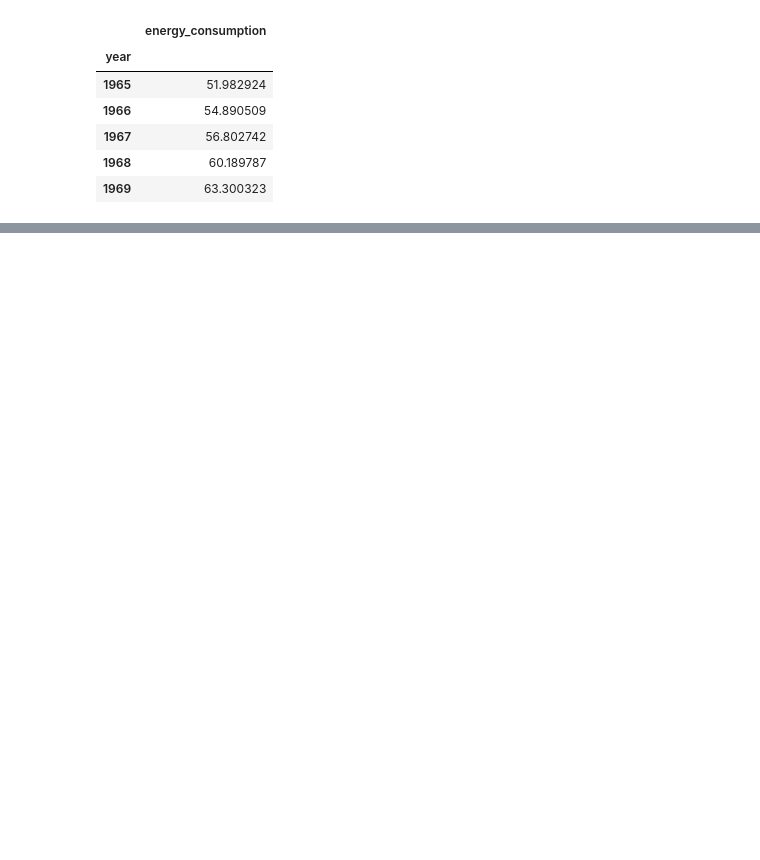
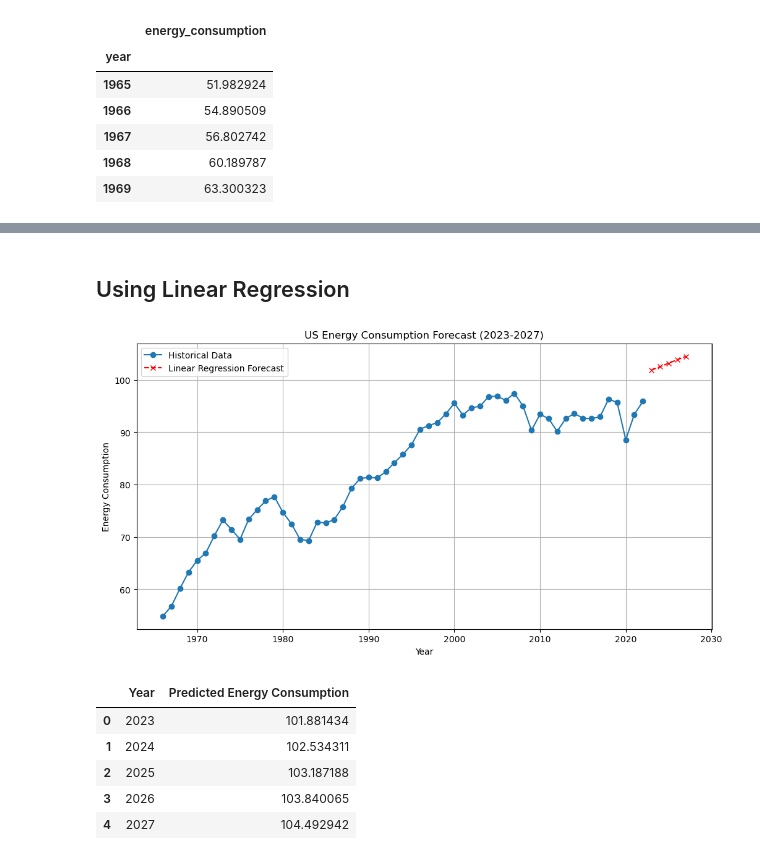
Before and after one commit to Yaq0ub/WorldEnergyData-Analysis, a Jupyter notebook: primaryEnergyConsumption.ipynb, the cells around one changed output, grey strips where cells are left out. Cells and saved outputs as stored; diff of their text form; code cells hidden in the pictures; blank space fills up the shorter version.

```diff
--- a/primaryEnergyConsumption.ipynb
+++ b/primaryEnergyConsumption.ipynb
@@ -340,0 +418,44 @@ dtype: int64
+# %% [markdown]
+## Using Linear Regression
+# %%
+from sklearn.linear_model import LinearRegression
+
+# Reshaping for sklearn
+X = np.array(us_energy_data.index).reshape(-1, 1)
+y = us_energy_data['energy_consumption'].values
+
+# Initialize and fit the Linear Regression model
+linear_model = LinearRegression()
+linear_model.fit(X, y)
+
+
+last_recorded_year = 2022
+future_years = np.arange(last_recorded_year + 1, last_recorded_year + 6).reshape(-1, 1)
+predictions = linear_model.predict(future_years)
+
+# Visualization
+plt.figure(figsize=(12, 6))
+plt.plot(us_energy_data.index, y, label='Historical Data', marker='o')
+plt.plot(future_years.flatten(), predictions, 'r--', label='Linear Regression Forecast', marker='x')
+plt.title('US Energy Consumption Forecast (2023-2027)')
+plt.xlabel('Year')
+plt.ylabel('Energy Consumption')
+plt.legend()
+plt.grid(True)
+plt.show()
+
+# Preparing DataFrame for the forecasted data
+forecasted_data = pd.DataFrame({
+    'Year': future_years.flatten(),
+    'Predicted Energy Consumption': predictions
+})
+
+forecasted_data
+# %% [output]
+[figure, added]
+|  | Year | Predicted Energy Consumption |
+| 0 | 2023 | 101.881434 |
+| 1 | 2024 | 102.534311 |
+| 2 | 2025 | 103.187188 |
+| 3 | 2026 | 103.840065 |
+| 4 | 2027 | 104.492942 |
```
Also changed, not shown: parts of 15 cells of this notebook.
